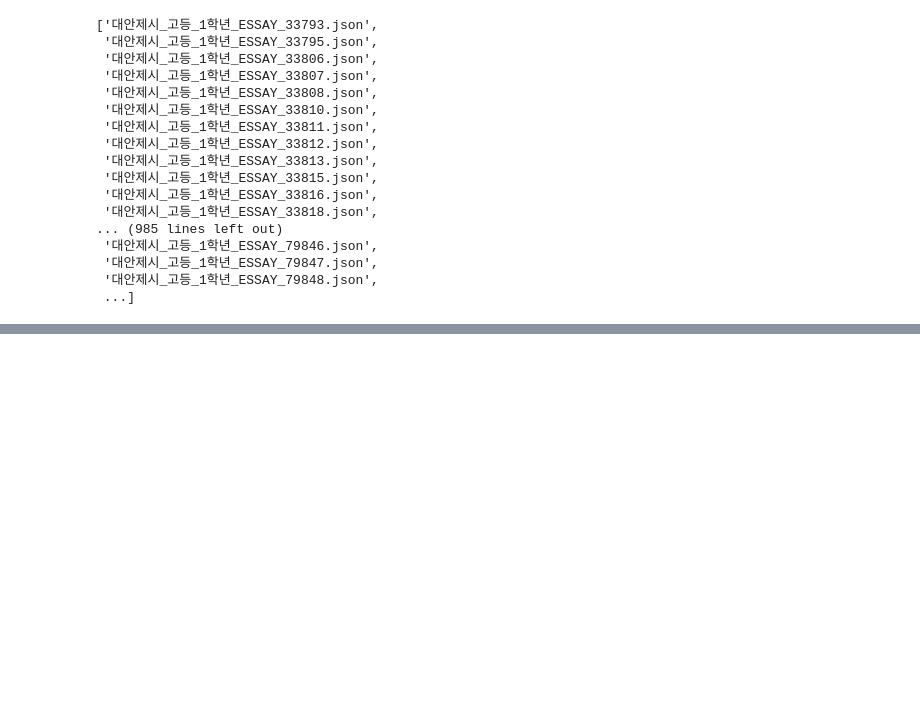
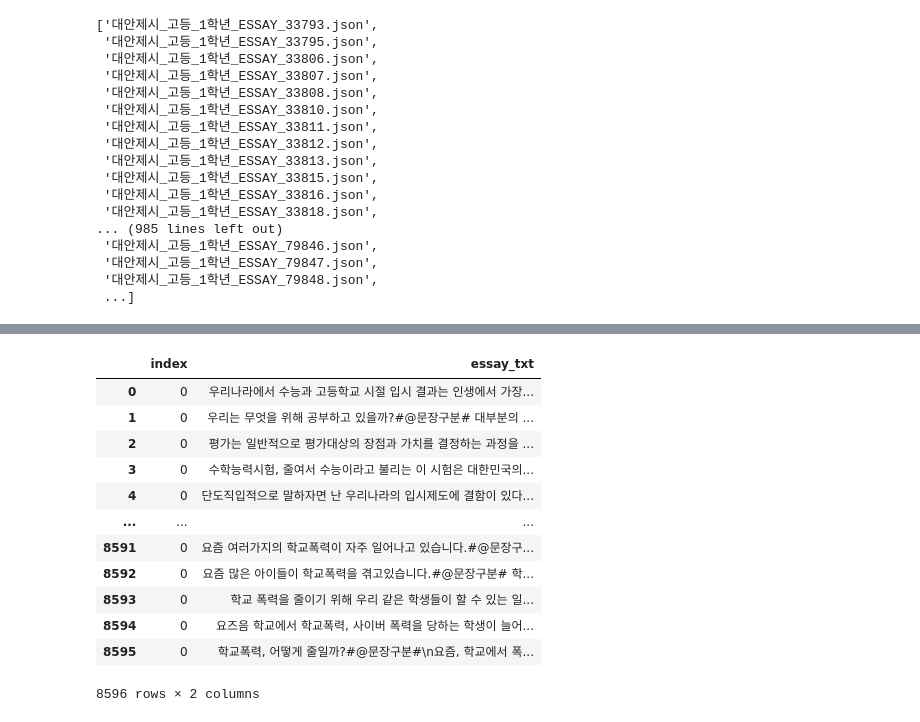
Before and after one commit to daegonYu/PandasDataTouch, a Jupyter notebook: ex.ipynb, the cells around one changed output, grey strips where cells are left out. Cells and saved outputs as stored; diff of their text form; code cells hidden in the pictures; blank space fills up the shorter version.

```diff
--- a/ex.ipynb
+++ b/ex.ipynb
@@ -57,0 +155,20 @@ data
+# %%
+essay_df = essay_df.drop(['essay_id'], axis=1)
+essay_df.to_csv("주장.csv")
+# %%
+essay_df = essay_df.reset_index()
+essay_df
+# %% [output]
+|  | index | essay_txt |
+| 0 | 0 | 우리나라에서 수능과 고등학교 시절 입시 결과는 인생에서 가장... |
+| 1 | 0 | 우리는 무엇을 위해 공부하고 있을까?#@문장구분# 대부분의 ... |
+| 2 | 0 | 평가는 일반적으로 평가대상의 장점과 가치를 결정하는 과정을 ... |
+| 3 | 0 | 수학능력시험, 줄여서 수능이라고 불리는 이 시험은 대한민국의... |
+| 4 | 0 | 단도직입적으로 말하자면 난 우리나라의 입시제도에 결함이 있다... |
+| ... | ... | ... |
+| 8591 | 0 | 요즘 여러가지의 학교폭력이 자주 일어나고 있습니다.#@문장구... |
+| 8592 | 0 | 요즘 많은 아이들이 학교폭력을 겪고있습니다.#@문장구분# 학... |
+| 8593 | 0 | 학교 폭력을 줄이기 위해 우리 같은 학생들이 할 수 있는 일... |
+| 8594 | 0 | 요즈음 학교에서 학교폭력, 사이버 폭력을 당하는 학생이 늘어... |
+| 8595 | 0 | 학교폭력, 어떻게 줄일까?#@문장구분#\n요즘, 학교에서 폭... |
+8596 rows × 2 columns
```
Also changed, not shown: parts of 15 cells of this notebook, 1 other file.
